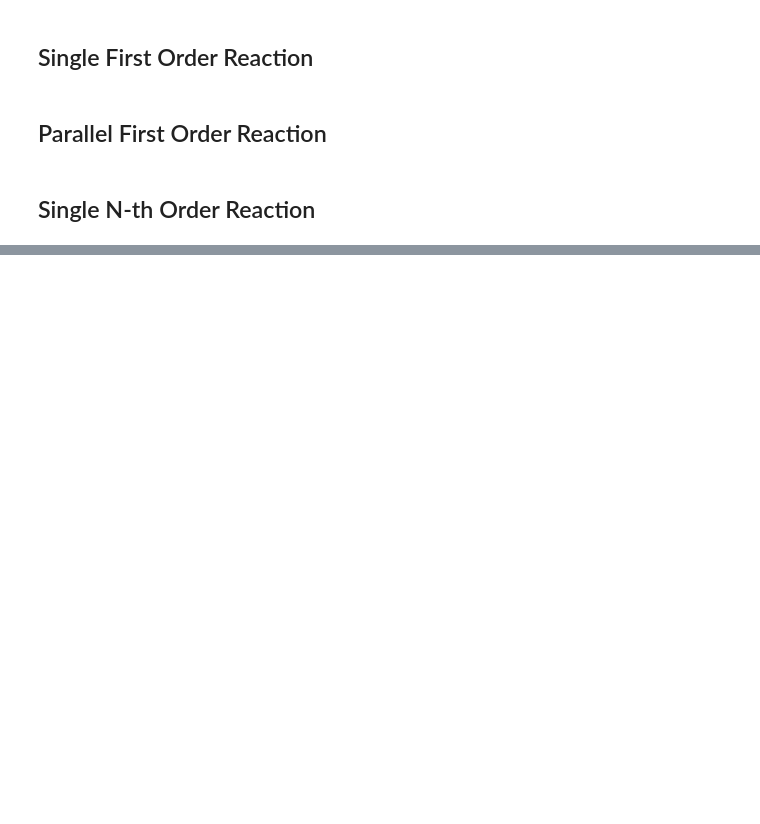
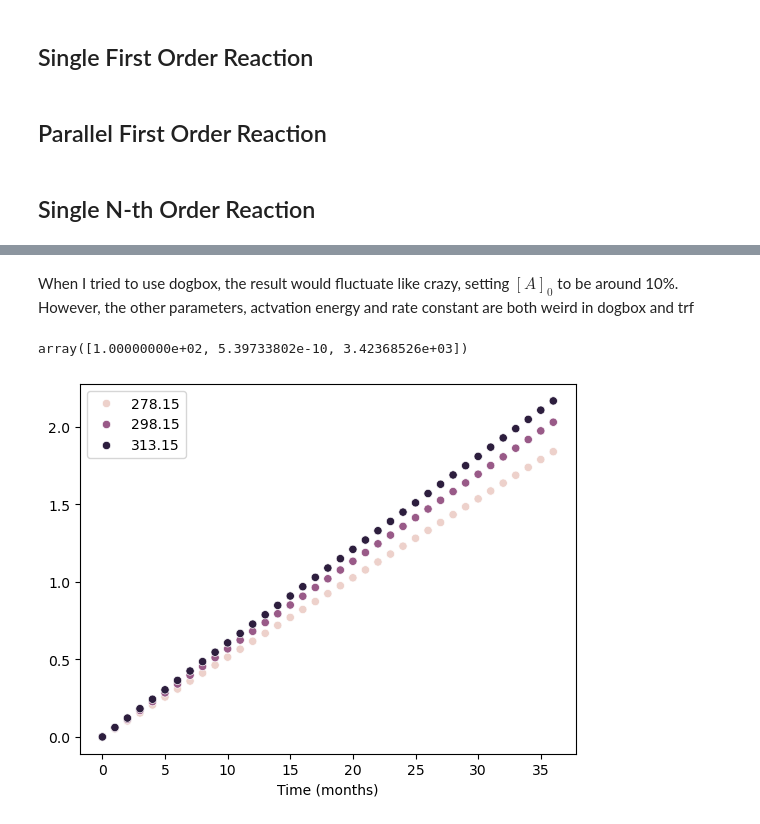
Before and after one commit to louiswids/skripsi, a Jupyter notebook: Reproduce.ipynb, the cells around one changed output, grey strips where cells are left out. Cells and saved outputs as stored; diff of their text form; code cells hidden in the pictures; blank space fills up the shorter version.

Commit message:
test on single first order reaction

```diff
--- a/Reproduce.ipynb
+++ b/Reproduce.ipynb
@@ -87,0 +113,47 @@ FileNotFoundError: [Errno 2] No such file or directory: 'sample.csv'
+# %%
+lower_bounds_single_first = [80, 0, -np.inf]
+upper_bounds_single_first = [100, np.inf, np.inf]
+
+
+def residuals_B_single(params, combined_input_data, y_observed, B_0_fixed):
+    t_vals = np.array(combined_input_data['Time (months)'])
+    T_vals = np.array(combined_input_data['Temp (K)'])
+    y_predicted = np.array([B_single(params, t, T, B_0_fixed) for t, T in zip(t_vals, T_vals)])
+    return y_observed - y_predicted
+
+def batch_B_single(params, combined_input_data, B_0_fixed):
+    t_vals = np.array(combined_input_data['Time (months)'])
+    T_vals = np.array(combined_input_data['Temp (K)'])
+    y_predicted = np.array([B_single(params, t, T, B_0_fixed) for t, T in zip(t_vals, T_vals)])
+    return y_predicted
+
+def batch_A_single(params, combined_input_data):
+    t_vals = np.array(combined_input_data['Time (months)'])
+    T_vals = np.array(combined_input_data['Temp (K)'])
+    y_predicted = np.array([A_single(params, t, T) for t, T in zip(t_vals, T_vals)])
+    return y_predicted
+# %%
+initial_guess_single = np.array([90, (0.0005) , 120])
+# %%
+result_B = least_squares(
+    residuals_B_single,
+    initial_guess_single,
+    args=(df, df['[B]'], 0 ), # taking assumption that [B]_0 is 0
+    bounds=(lower_bounds_single_first, upper_bounds_single_first),
+    method='trf'
+)
+# %% [markdown]
+When I tried to use dogbox, the result would fluctuate like crazy, setting $[A]_0$ to be around 10%. However, the other parameters, actvation energy and rate constant are both weird in dogbox and trf
+# %%
+new_params = result_B.x
+new_params
+# %% [output]
+array([1.00000000e+02, 5.39733802e-10, 3.42368526e+03])
+# %%
+preds = batch_B_single(new_params, df, 0)
+sns.scatterplot(x = df['Time (months)'], y = preds, hue = df['Temp (K)'])
+
+plt.legend()
+plt.show()
+# %% [output]
+[figure, added]
```
Also changed, not shown: parts of 13 cells of this notebook.
